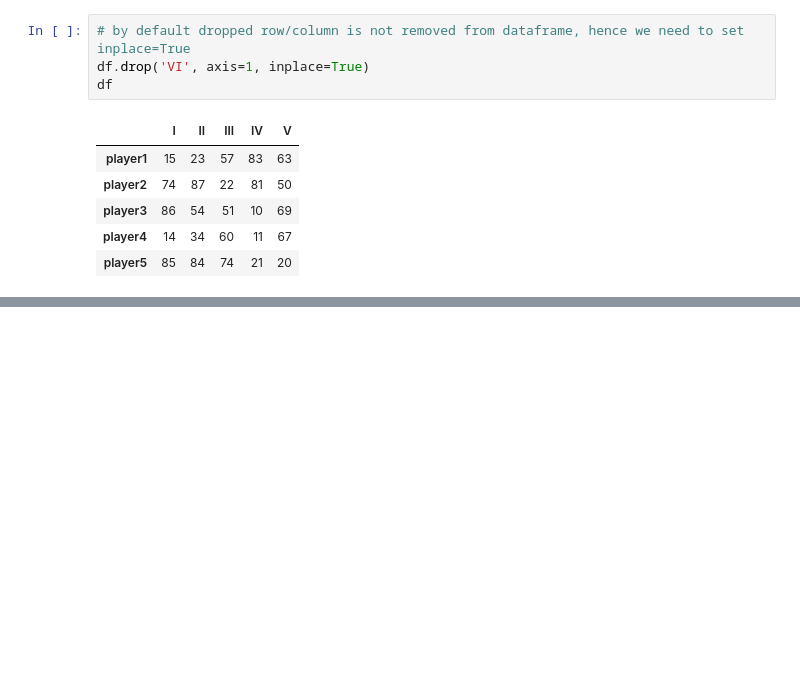
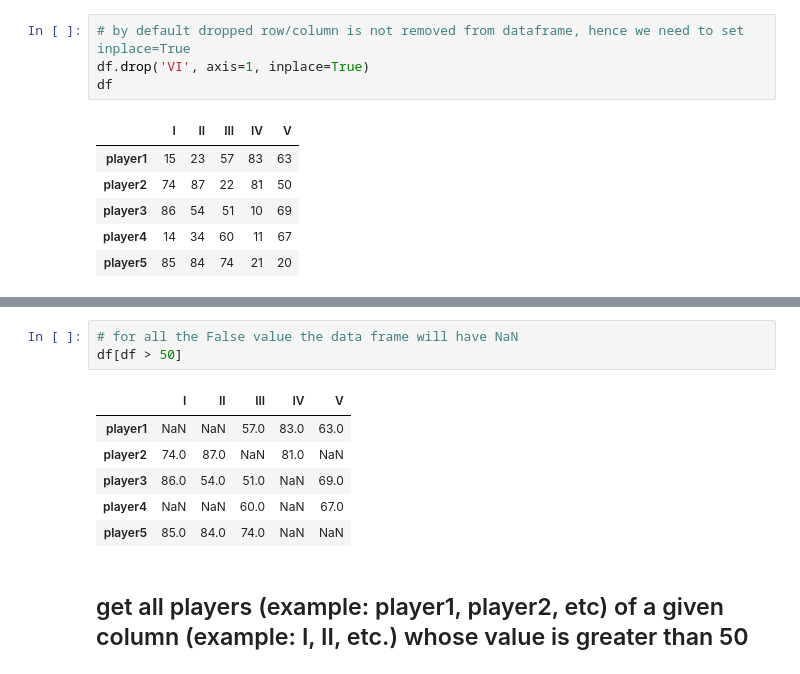
Before and after one commit to yusufshakeel/python-bootcamp, a Jupyter notebook: pandas/pandas-intro.ipynb, the cells around one changed output, grey strips where cells are left out. Cells and saved outputs as stored; diff of their text form; blank space fills up the shorter version.

```diff
--- a/pandas/pandas-intro.ipynb
+++ b/pandas/pandas-intro.ipynb
@@ -174,0 +187,12 @@ df
+# %%
+# for all the False value the data frame will have NaN
+df[df > 50]
+# %% [output]
+|  | I | II | III | IV | V |
+| player1 | NaN | NaN | 57.0 | 83.0 | 63.0 |
+| player2 | 74.0 | 87.0 | NaN | 81.0 | NaN |
+| player3 | 86.0 | 54.0 | 51.0 | NaN | 69.0 |
+| player4 | NaN | NaN | 60.0 | NaN | 67.0 |
+| player5 | 85.0 | 84.0 | 74.0 | NaN | NaN |
+# %% [markdown]
+## get all players (example: player1, player2, etc) of a given column (example: I, II, etc.) whose value is greater than 50
```
Also changed, not shown: parts of 13 cells of this notebook.
